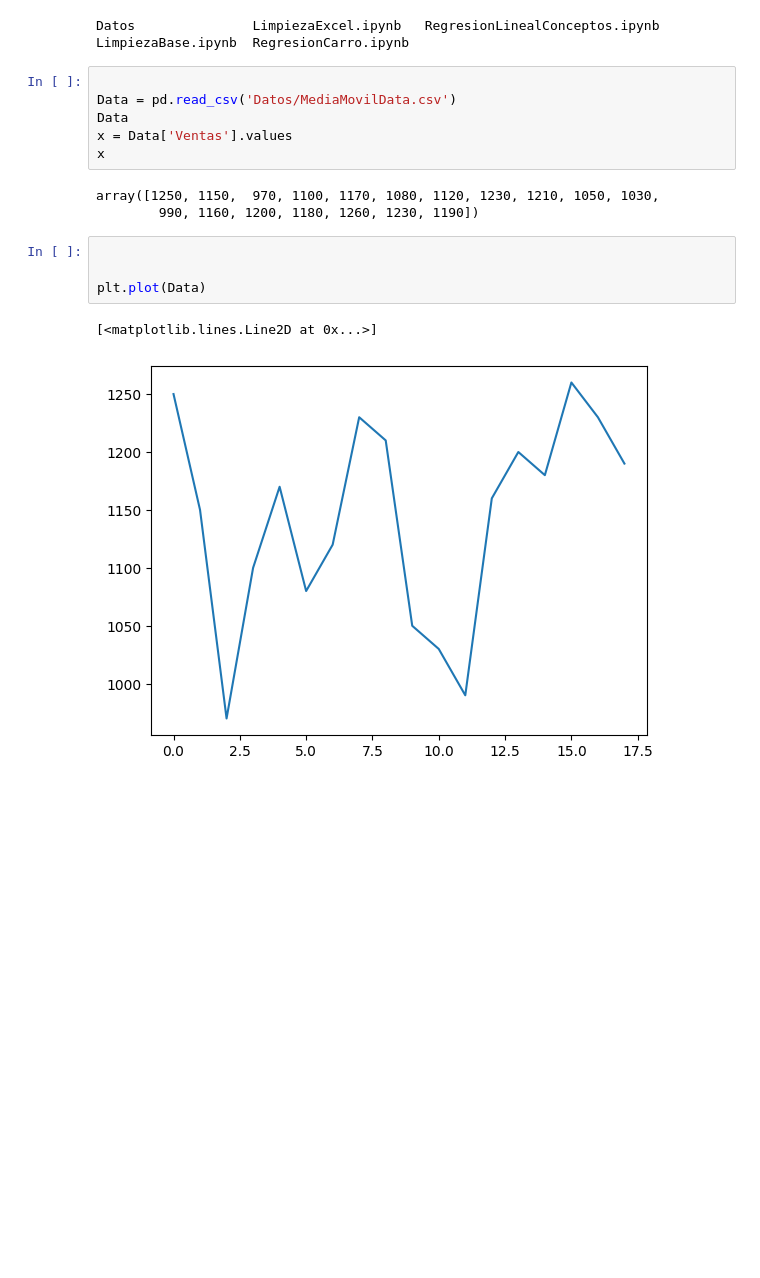
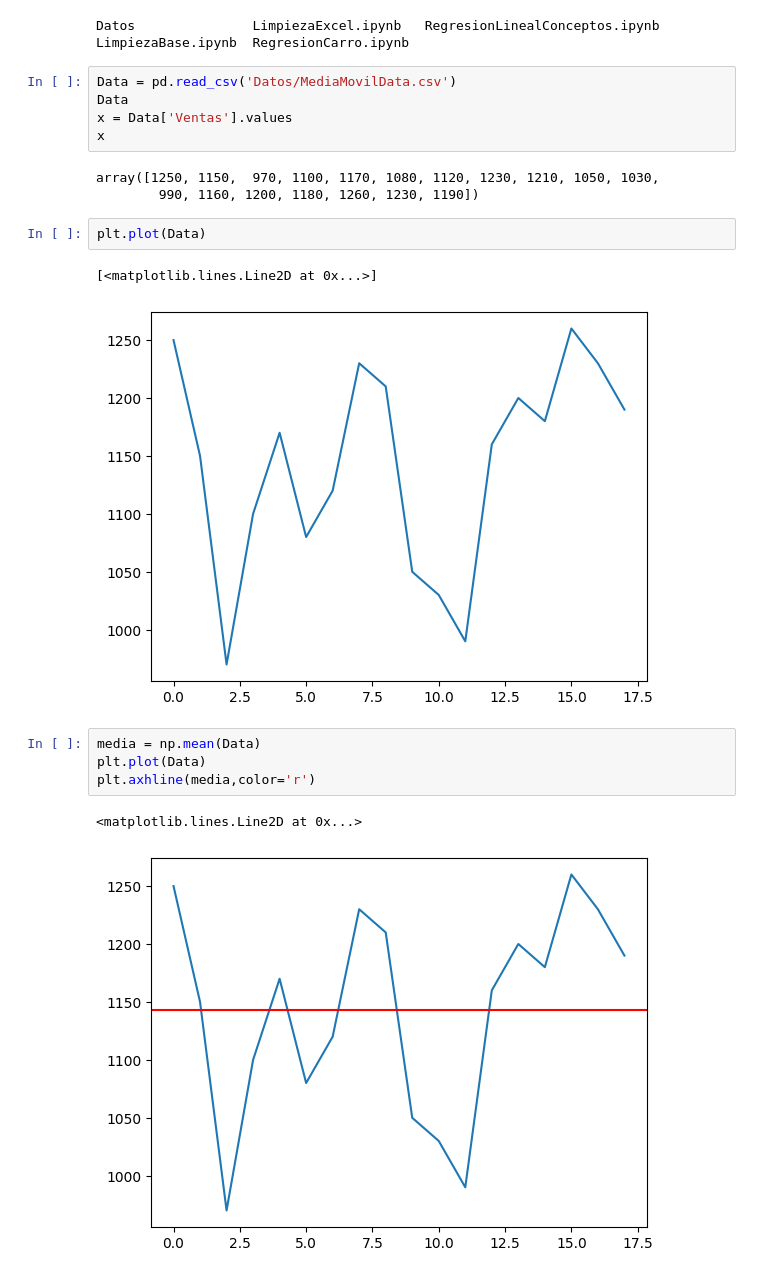
Before and after one commit to asegura4488/EDCO_IntroCienciaDatos, a Jupyter notebook: Semana5/MediaMovil.ipynb, the cells around one changed output. Cells and saved outputs as stored; diff of their text form; blank space fills up the shorter version.

```diff
--- a/Semana5/MediaMovil.ipynb
+++ b/Semana5/MediaMovil.ipynb
@@ -18,7 +18,6 @@ os.chdir('/content/drive/MyDrive/EDCO_IntroCienciaDatos/Semana4')
 Datos               LimpiezaExcel.ipynb   RegresionLinealConceptos.ipynb
 LimpiezaBase.ipynb  RegresionCarro.ipynb
 # %%
-
 Data = pd.read_csv('Datos/MediaMovilData.csv')
 Data
 x = Data['Ventas'].values
@@ -27,9 +26,14 @@ x
 array([1250, 1150,  970, 1100, 1170, 1080, 1120, 1230, 1210, 1050, 1030,
         990, 1160, 1200, 1180, 1260, 1230, 1190])
 # %%
-
-
 plt.plot(Data)
 # %% [output]
 [<matplotlib.lines.Line2D at 0x...>]
 [figure]
+# %%
+media = np.mean(Data)
+plt.plot(Data)
+plt.axhline(media,color='r')
+# %% [output]
+<matplotlib.lines.Line2D at 0x...>
+[figure, added]
```
Also changed, not shown: parts of 4 cells of this notebook.
